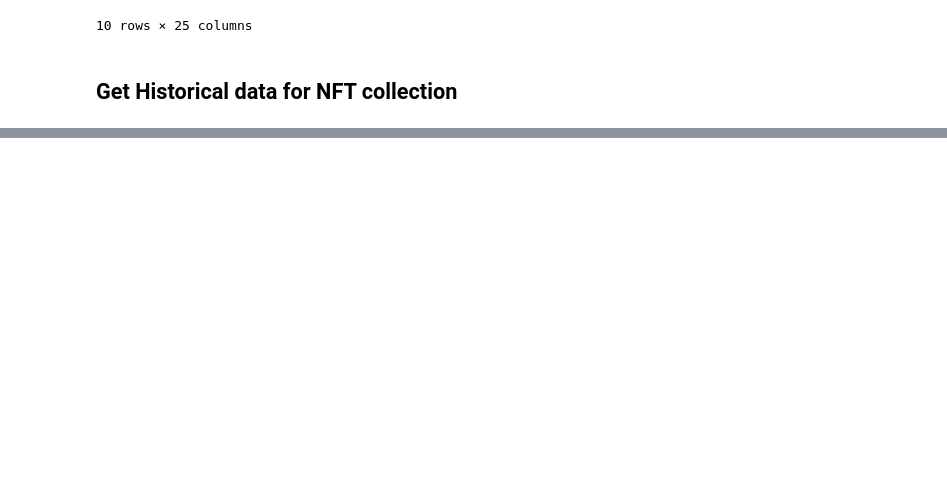
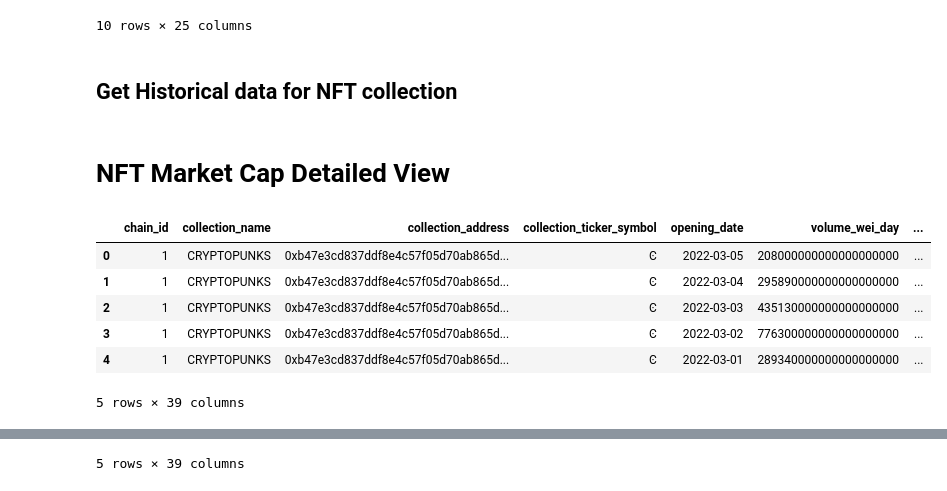
Before and after one commit to mmsaki/nft-trading-analysis, a Jupyter notebook: nft_analysis.ipynb, the cells around one changed output, grey strips where cells are left out. Cells and saved outputs as stored; diff of their text form; code cells hidden in the pictures; blank space fills up the shorter version.

```diff
--- a/nft_analysis.ipynb
+++ b/nft_analysis.ipynb
@@ -129,3 +135,35 @@ global_view_df.head(10)
 ## Get Historical data for NFT collection
 # %%
 collection_address = ""
+# %% [markdown]
+# NFT Market Cap Detailed View
+# %%
+# Append url for our api
+url = "https://api.covalenthq.com/v1"
+chain_id = "/1"    #TEMP is it always chain1 for most part?
+option = "/nft_market/collection"
+# Add search queries to api url
+contract_address = "/0xb47e3cd837dDF8e4c57F05d70Ab865de6e193BBB"   #Do we want to compare other contracts
+currency = "/?quote-currency=USD"
+format_output = "&format=JSON"
+date_from ="&from=2022-01-01"
+date_to = "&to=2022-04-25"
+
+api_key = "&key=" + covalent_API_KEY
+
+url_nft_market_cap_detail = url + chain_id + option + contract_address + currency + format_output + date_from + date_to  + api_key
+# %%
+nft_market_cap = requests.get(url_nft_market_cap_detail).json()
+# %%
+nft_market_cap_df = pd.DataFrame(nft_market_cap['data']['items'])
+# %%
+display(nft_market_cap_df.head())
+display(nft_market_cap_df.tail())
+# %% [output]
+|  | chain_id | collection_name | collection_address | collection_ticker_symbol | opening_date | volume_wei_day | ... |
+| 0 | 1 | CRYPTOPUNKS | 0xb47e3cd837ddf8e4c57f05d70ab865d... | Ͼ | 2022-03-05 | 208000000000000000000 | ... |
+| 1 | 1 | CRYPTOPUNKS | 0xb47e3cd837ddf8e4c57f05d70ab865d... | Ͼ | 2022-03-04 | 295890000000000000000 | ... |
+| 2 | 1 | CRYPTOPUNKS | 0xb47e3cd837ddf8e4c57f05d70ab865d... | Ͼ | 2022-03-03 | 435130000000000000000 | ... |
+| 3 | 1 | CRYPTOPUNKS | 0xb47e3cd837ddf8e4c57f05d70ab865d... | Ͼ | 2022-03-02 | 776300000000000000000 | ... |
+| 4 | 1 | CRYPTOPUNKS | 0xb47e3cd837ddf8e4c57f05d70ab865d... | Ͼ | 2022-03-01 | 289340000000000000000 | ... |
+5 rows × 39 columns
@@ -131,0 +176 @@ collection_address = ""
+5 rows × 39 columns
```
Also changed, not shown: parts of 5 cells of this notebook, 1 other file.
